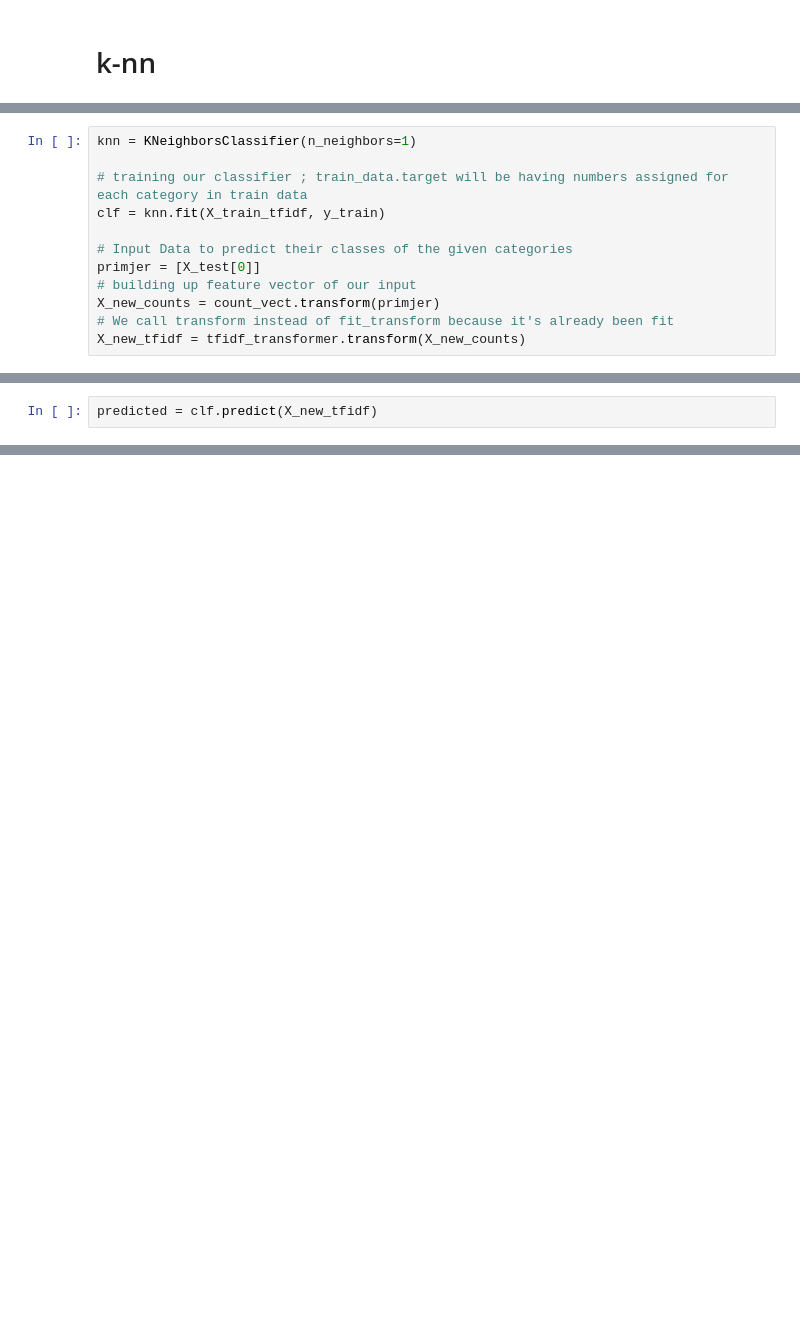
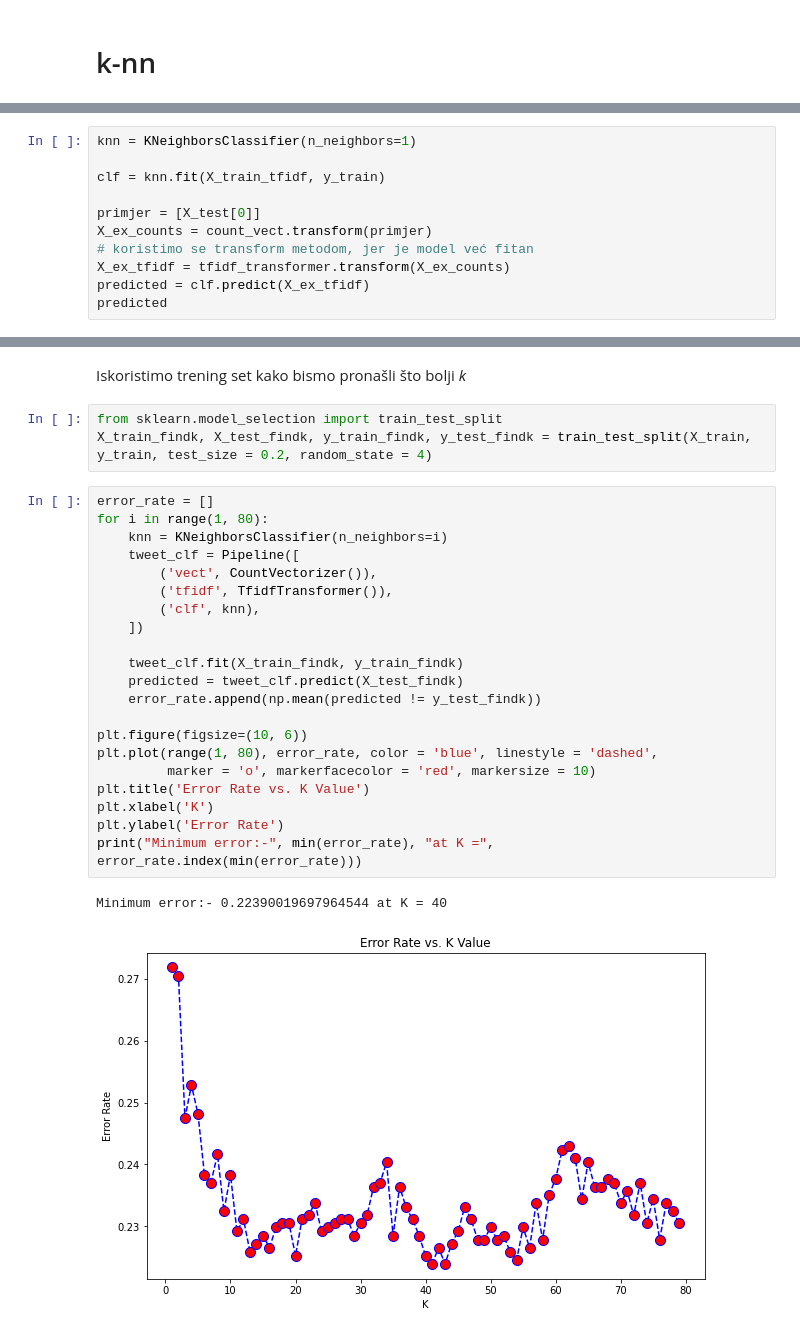
Before and after one commit to jbrigljevic/str_uc, a Jupyter notebook: Praktična realizacija/Praktična realizacija.ipynb, the cells around one changed output, grey strips where cells are left out. Drawn from its saved outputs; the diff is of its cells as text; blank space fills up the shorter version.

```diff
--- a/Praktična realizacija/Praktična realizacija.ipynb
+++ b/Praktična realizacija/Praktična realizacija.ipynb
@@ -136,12 +146,11 @@ X_train_tfidf = tfidf_transformer.fit_transform(X_train_counts)
 # %%
 knn = KNeighborsClassifier(n_neighbors=1)
 
-# training our classifier ; train_data.target will be having numbers assigned for each category in train data
 clf = knn.fit(X_train_tfidf, y_train)
 
-# Input Data to predict their classes of the given categories
 primjer = [X_test[0]]
-# building up feature vector of our input
-X_new_counts = count_vect.transform(primjer)
-# We call transform instead of fit_transform because it's already been fit
-X_new_tfidf = tfidf_transformer.transform(X_new_counts)
+X_ex_counts = count_vect.transform(primjer)
+# koristimo se transform metodom, jer je model već fitan
+X_ex_tfidf = tfidf_transformer.transform(X_ex_counts)
+predicted = clf.predict(X_ex_tfidf)
+predicted
@@ -148,3 +159 @@ X_new_tfidf = tfidf_transformer.transform(X_new_counts)
-# %%
-predicted = clf.predict(X_new_tfidf)
 # %%
@@ -173,0 +188,29 @@ np.savetxt("test_result.csv", retci, delimiter =",", fmt ='% s')
+# %% [markdown]
+Iskoristimo trening set kako bismo pronašli što bolji *k*
+# %%
+from sklearn.model_selection import train_test_split
+X_train_findk, X_test_findk, y_train_findk, y_test_findk = train_test_split(X_train, y_train, test_size = 0.2, random_state = 4)
+# %%
+error_rate = []
+for i in range(1, 80):
+    knn = KNeighborsClassifier(n_neighbors=i)
+    tweet_clf = Pipeline([
+        ('vect', CountVectorizer()),
+        ('tfidf', TfidfTransformer()),
+        ('clf', knn),
+    ])
+
+    tweet_clf.fit(X_train_findk, y_train_findk)
+    predicted = tweet_clf.predict(X_test_findk)
+    error_rate.append(np.mean(predicted != y_test_findk))
+
+plt.figure(figsize=(10, 6))
+plt.plot(range(1, 80), error_rate, color = 'blue', linestyle = 'dashed',
+         marker = 'o', markerfacecolor = 'red', markersize = 10)
+plt.title('Error Rate vs. K Value')
+plt.xlabel('K')
+plt.ylabel('Error Rate')
+print("Minimum error:-", min(error_rate), "at K =", error_rate.index(min(error_rate)))
+# %% [output]
+Minimum error:- 0.22390019697964544 at K = 40
+[figure, added]
```
Also changed, not shown: parts of 11 cells of this notebook, 1 other file.
